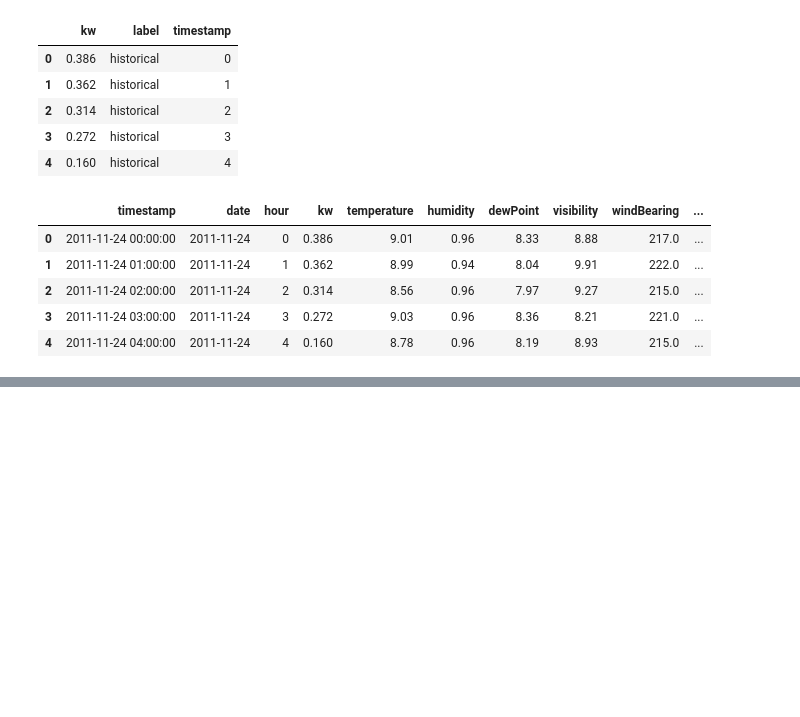
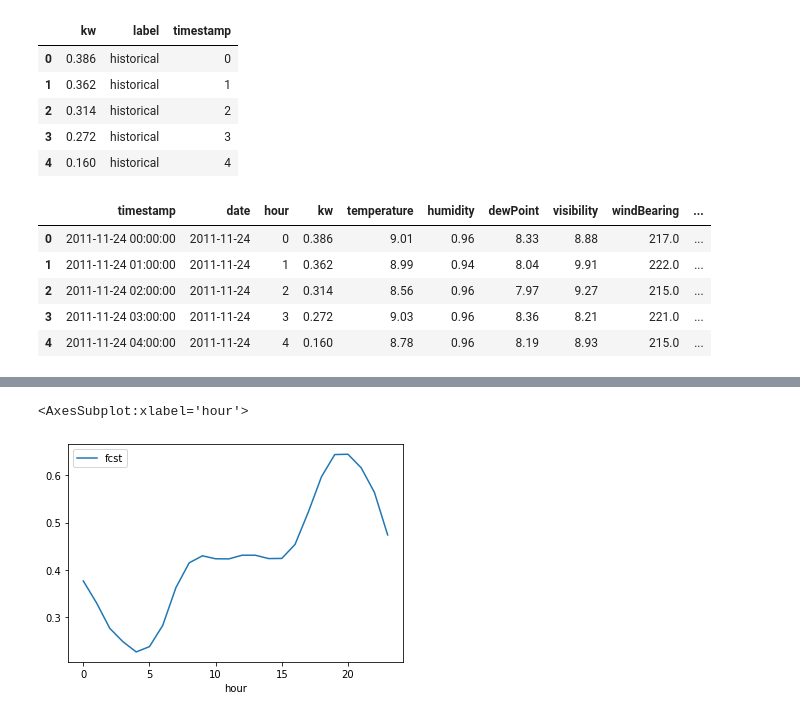
Before and after one commit to jfarland/load_forecasting_h2o, a Jupyter notebook: modeling-pipeline.ipynb, the cells around one changed output, grey strips where cells are left out. Saved outputs shown, nothing was run; the diff lists cells and outputs as text; code cells hidden in the pictures; blank space fills up the shorter version.

Commit message:
first stable version of app with challenger python classes incorporated into predictions

```diff
--- a/modeling-pipeline.ipynb
+++ b/modeling-pipeline.ipynb
@@ -447,0 +968,3 @@ train_agg.head()
+# %%
+all_features = pd.read_csv("data/all_features.csv")
+all_features.head()
@@ -447,0 +1025,60 @@ train_agg.head()
+# %%
+def fit_simday_match(target_date, data, top_n = 5, rec_n = 10):
+
+    if target_date is None:
+        target_date = datetime.today()
+
+    # identify historical data
+    hdata = data[data.date < target_date]
+
+    #TODO: identify eligible baseline days
+
+    target_vector = data[data.date == target_date].temperature.values
+
+    date_list = []
+    score_list = []
+
+    for candidate in hdata.date.unique():
+
+        candidate_vector = hdata[hdata.date == candidate].temperature.values
+
+        # calculate squared differences
+        scores = (target_vector - candidate_vector) ** 2
+
+        # Sum of Squared Differences
+        score_sum = sum(scores)
+
+        date_list.append(candidate)
+        score_list.append(score_sum)
+
+    rs = pd.DataFrame({"candidate": date_list, "scores": score_list})
+
+    # sort, limit to last rec_n days
+    rs = rs.sort_values(by = ["candidate"], ascending = False).head(rec_n)
+
+    # sort, keep top_n results
+    rs = rs.sort_values(by = ["scores"]).head(top_n)
+    print(f'Showing matching results for {target_date}')
+    return rs
+
+
+
+simday_match = fit_simday_match(target_date = '2012-05-01', data = all_features)
+print(simday_match.head())
+
+def predict_simday_match(match, data):
+
+    df = data.set_index("date").join(match.set_index("candidate"))
+
+    fcst = df.groupby("hour").agg({'kw': ['mean']})
+
+    fcst.columns = ["fcst"]
+    fcst.reset_index(inplace = True)
+
+    return fcst
+
+
+fcst = predict_simday_match(simday_match, all_features)
+print(fcst)
+fcst.plot(x = "hour", y = "fcst")
+# %% [output]
@@ -447,0 +1102,2 @@ train_agg.head()
+<AxesSubplot:xlabel='hour'>
+[figure, added]
```
Also changed, not shown: parts of 22 cells of this notebook, 5 other files.
